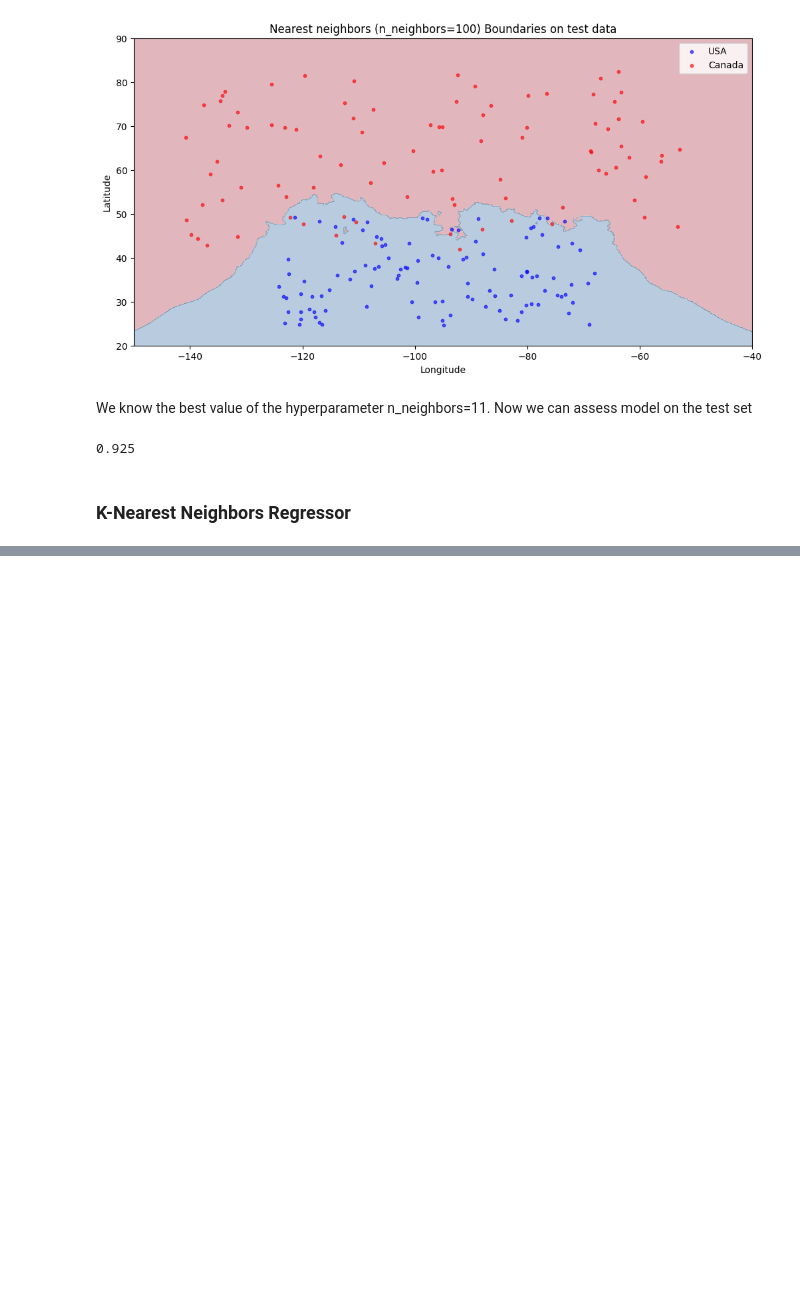
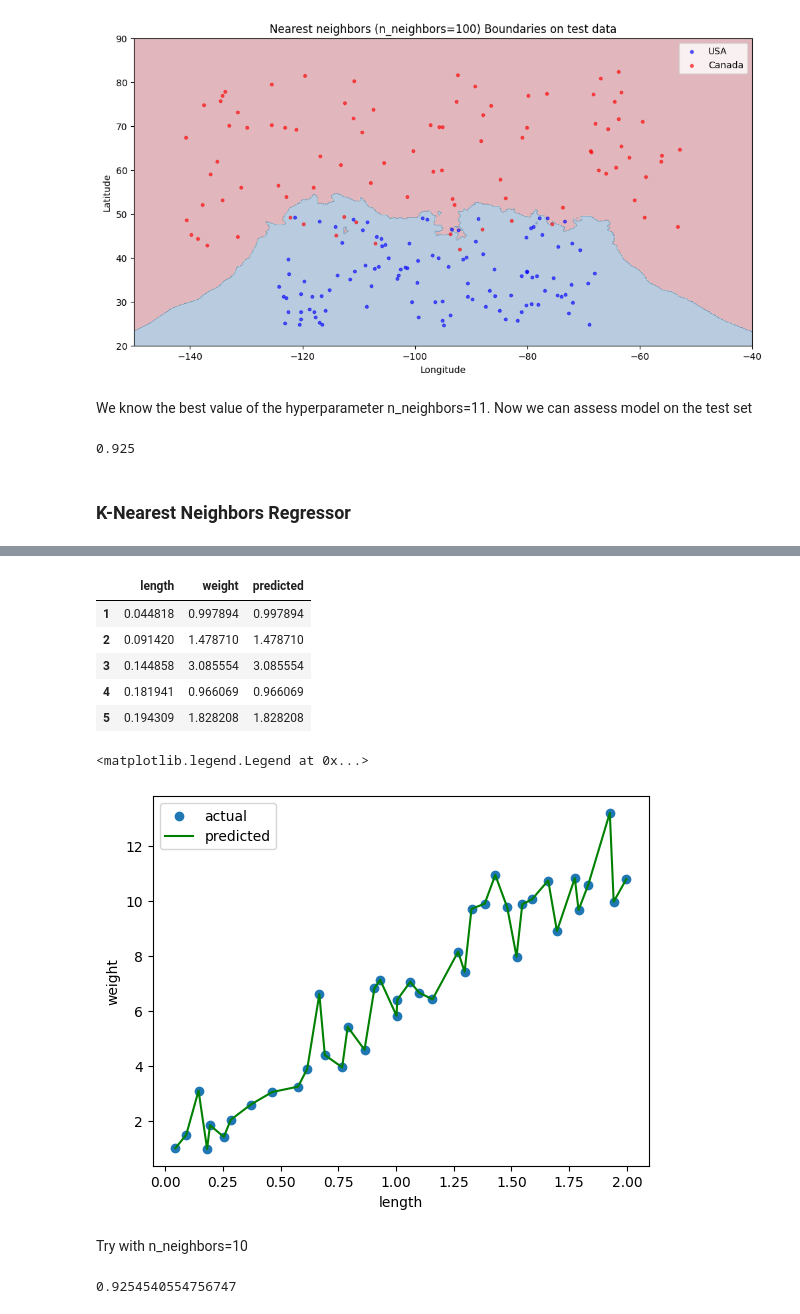
Before and after one commit to stephBRON/MachineLearning, a Jupyter notebook: Tutorials/module4_omar.ipynb, the cells around one changed output, grey strips where cells are left out. Cells and saved outputs as stored; diff of their text form; code cells hidden in the pictures; blank space fills up the shorter version.

```diff
--- a/Tutorials/module4_omar.ipynb
+++ b/Tutorials/module4_omar.ipynb
@@ -573,0 +651,31 @@ knn.score(X_test, y_test)
+# %%
+df_train_sorted = X_train.copy()
+df_train_sorted['weight'] = y_train.values      # .values drops the index
+df_train_sorted['predicted'] = predicted         # numpy array, already aligned
+df_train_sorted = df_train_sorted.sort_values('length')
+display(df_train_sorted.head())
+
+plt.scatter(df_train_sorted['length'], df_train_sorted['weight'], marker='o', label='actual')
+plt.plot(df_train_sorted['length'], df_train_sorted['predicted'], label='predicted', color='green')
+plt.xlabel('length')
+plt.ylabel('weight')
+plt.legend()
+# %% [output]
+|  | length | weight | predicted |
+| 1 | 0.044818 | 0.997894 | 0.997894 |
+| 2 | 0.091420 | 1.478710 | 1.478710 |
+| 3 | 0.144858 | 3.085554 | 3.085554 |
+| 4 | 0.181941 | 0.966069 | 0.966069 |
+| 5 | 0.194309 | 1.828208 | 1.828208 |
+<matplotlib.legend.Legend at 0x...>
+[figure, added]
+# %% [markdown]
+Try with n_neighbors=10
+# %%
+knnr = KNeighborsRegressor(n_neighbors=10, weights="uniform")
+knnr.fit(X_train, y_train)
+predicted = knnr.predict(X_train)
+
+knnr.score(X_train, y_train)
+# %% [output]
+0.9254540554756747
```
Also changed, not shown: parts of 35 cells of this notebook.
